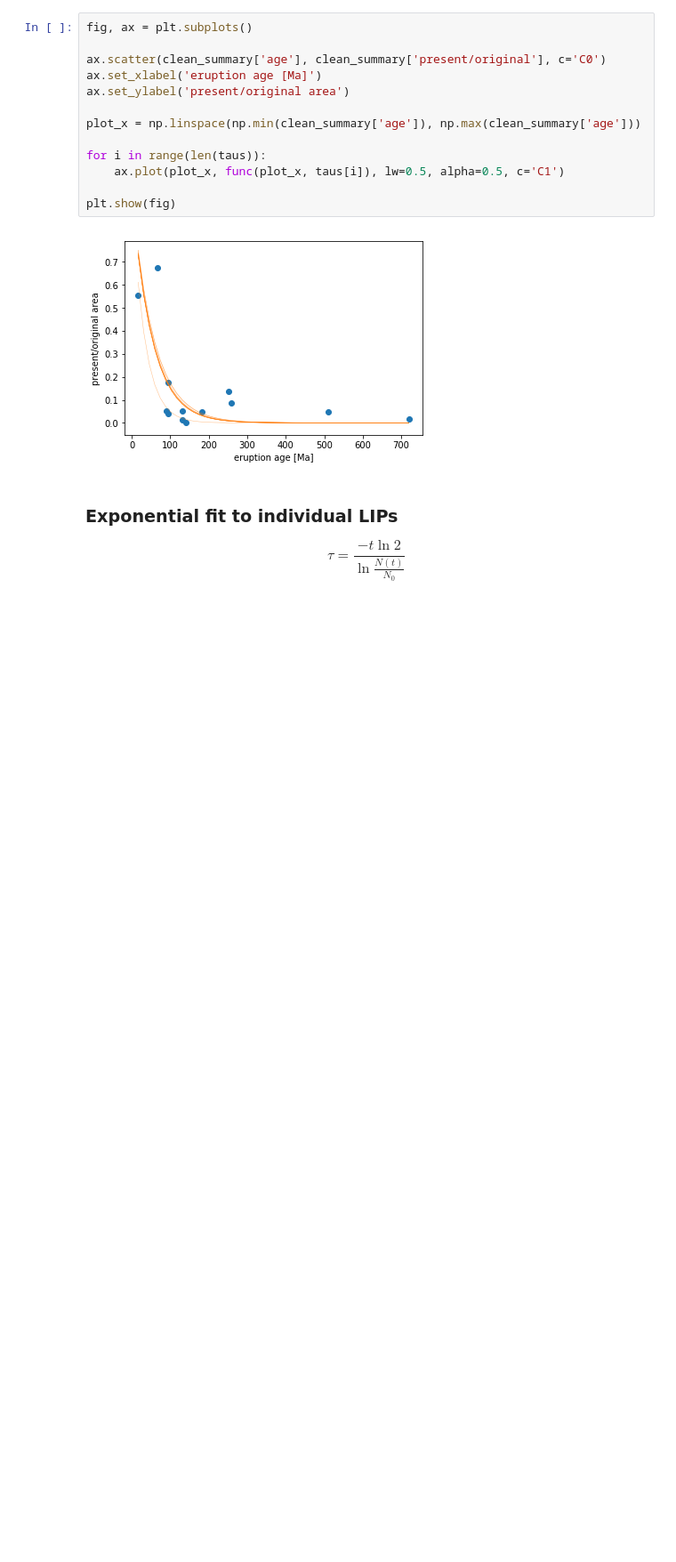
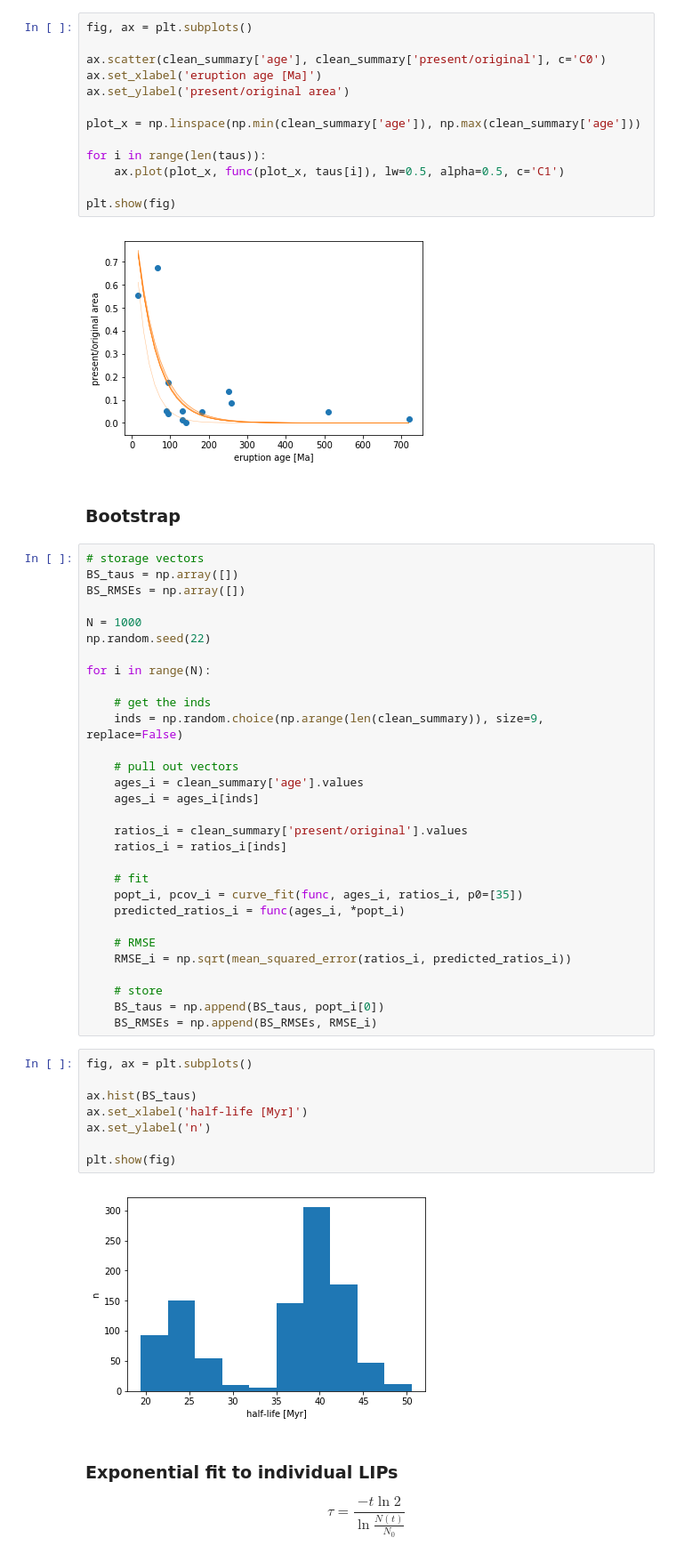
Before and after one commit to Swanson-Hysell-Group/2020_large_igneous_provinces, a Jupyter notebook: Code/Present_Day_Areas.ipynb, the cells around one changed output. Shown at 89% size. Cells and saved outputs as stored; diff of their text form; blank space fills up the shorter version.

```diff
--- a/Code/Present_Day_Areas.ipynb
+++ b/Code/Present_Day_Areas.ipynb
@@ -859,6 +903,48 @@ for i in range(len(taus)):
 plt.show(fig)
 # %% [output]
 [figure]
+# %% [markdown]
+### Bootstrap
+# %%
+# storage vectors
+BS_taus = np.array([])
+BS_RMSEs = np.array([])
+
+N = 1000
+np.random.seed(22)
+
+for i in range(N):
+
+    # get the inds
+    inds = np.random.choice(np.arange(len(clean_summary)), size=9, replace=False)
+
+    # pull out vectors
+    ages_i = clean_summary['age'].values
+    ages_i = ages_i[inds]
+
+    ratios_i = clean_summary['present/original'].values
+    ratios_i = ratios_i[inds]
+
+    # fit
+    popt_i, pcov_i = curve_fit(func, ages_i, ratios_i, p0=[35])
+    predicted_ratios_i = func(ages_i, *popt_i)
+
+    # RMSE
+    RMSE_i = np.sqrt(mean_squared_error(ratios_i, predicted_ratios_i))
+
+    # store
+    BS_taus = np.append(BS_taus, popt_i[0])
+    BS_RMSEs = np.append(BS_RMSEs, RMSE_i)
+# %%
+fig, ax = plt.subplots()
+
+ax.hist(BS_taus)
+ax.set_xlabel('half-life [Myr]')
+ax.set_ylabel('n')
+
+plt.show(fig)
+# %% [output]
+[figure, added]
 # %% [markdown]
 ### Exponential fit to individual LIPs
 
```
Also changed, not shown: parts of 17 cells of this notebook, 1 other file.
